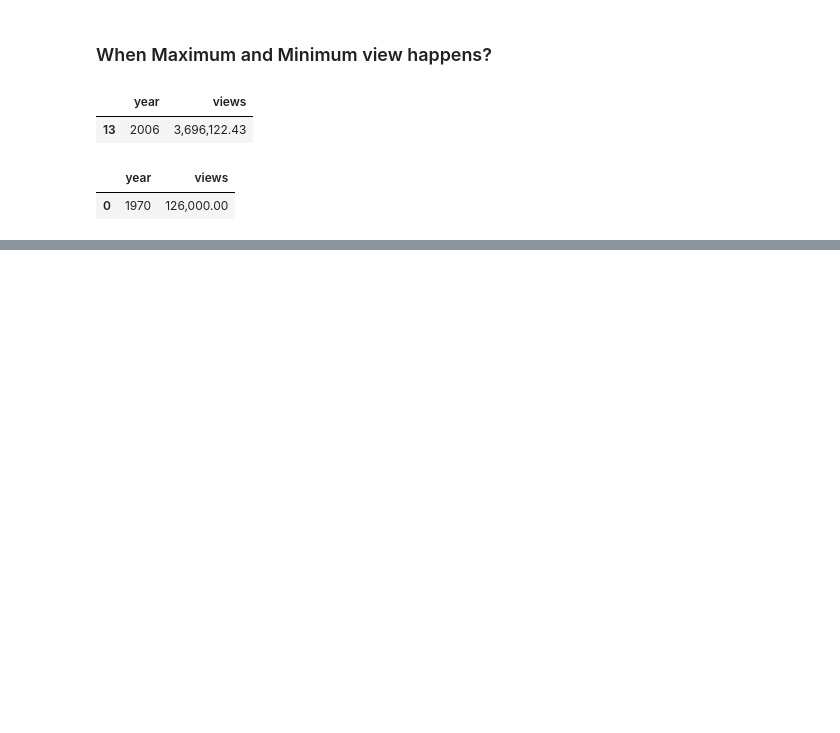
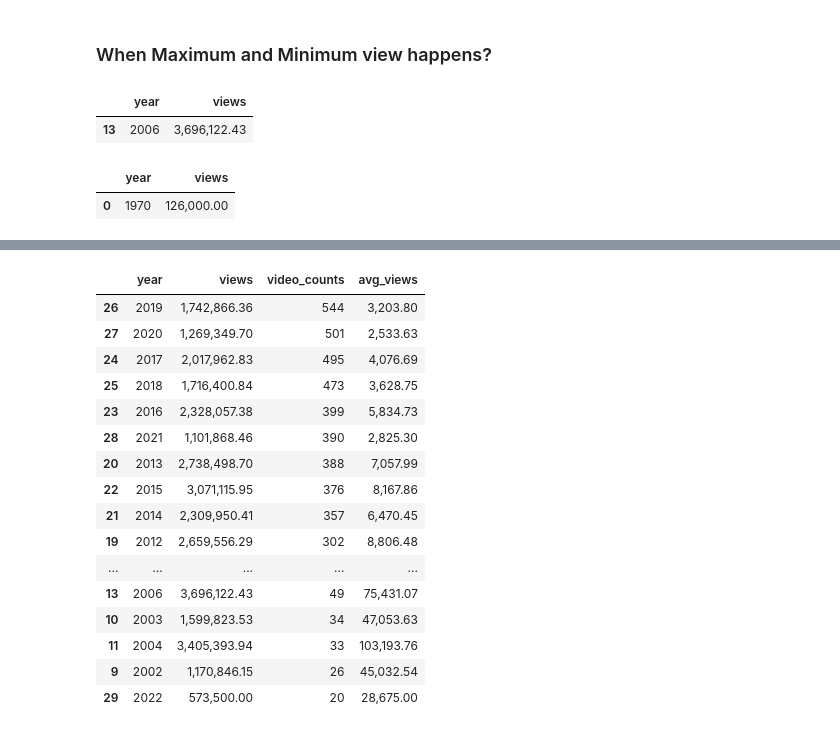
Before and after one commit to 3rda/Portfolio, a Jupyter notebook: TedTalksEDA/TedTalks.ipynb, the cells around one changed output, grey strips where cells are left out. Cells and saved outputs as stored; diff of their text form; code cells hidden in the pictures; blank space fills up the shorter version.

```diff
--- a/TedTalksEDA/TedTalks.ipynb
+++ b/TedTalksEDA/TedTalks.ipynb
@@ -320,0 +378,22 @@ views_table[views_table['views'] == views_table['views'].min()]
+# %%
+#counting average views from each videos
+new_views['avg_views'] = new_views['views']/new_views['video_counts']
+new_views.sort_values(['video_counts'],ascending=False)
+# %% [output]
+|  | year | views | video_counts | avg_views |
+| 26 | 2019 | 1,742,866.36 | 544 | 3,203.80 |
+| 27 | 2020 | 1,269,349.70 | 501 | 2,533.63 |
+| 24 | 2017 | 2,017,962.83 | 495 | 4,076.69 |
+| 25 | 2018 | 1,716,400.84 | 473 | 3,628.75 |
+| 23 | 2016 | 2,328,057.38 | 399 | 5,834.73 |
+| 28 | 2021 | 1,101,868.46 | 390 | 2,825.30 |
+| 20 | 2013 | 2,738,498.70 | 388 | 7,057.99 |
+| 22 | 2015 | 3,071,115.95 | 376 | 8,167.86 |
+| 21 | 2014 | 2,309,950.41 | 357 | 6,470.45 |
+| 19 | 2012 | 2,659,556.29 | 302 | 8,806.48 |
+| ... | ... | ... | ... | ... |
+| 13 | 2006 | 3,696,122.43 | 49 | 75,431.07 |
+| 10 | 2003 | 1,599,823.53 | 34 | 47,053.63 |
+| 11 | 2004 | 3,405,393.94 | 33 | 103,193.76 |
+| 9 | 2002 | 1,170,846.15 | 26 | 45,032.54 |
+| 29 | 2022 | 573,500.00 | 20 | 28,675.00 |
```
Also changed, not shown: parts of 24 cells of this notebook.
